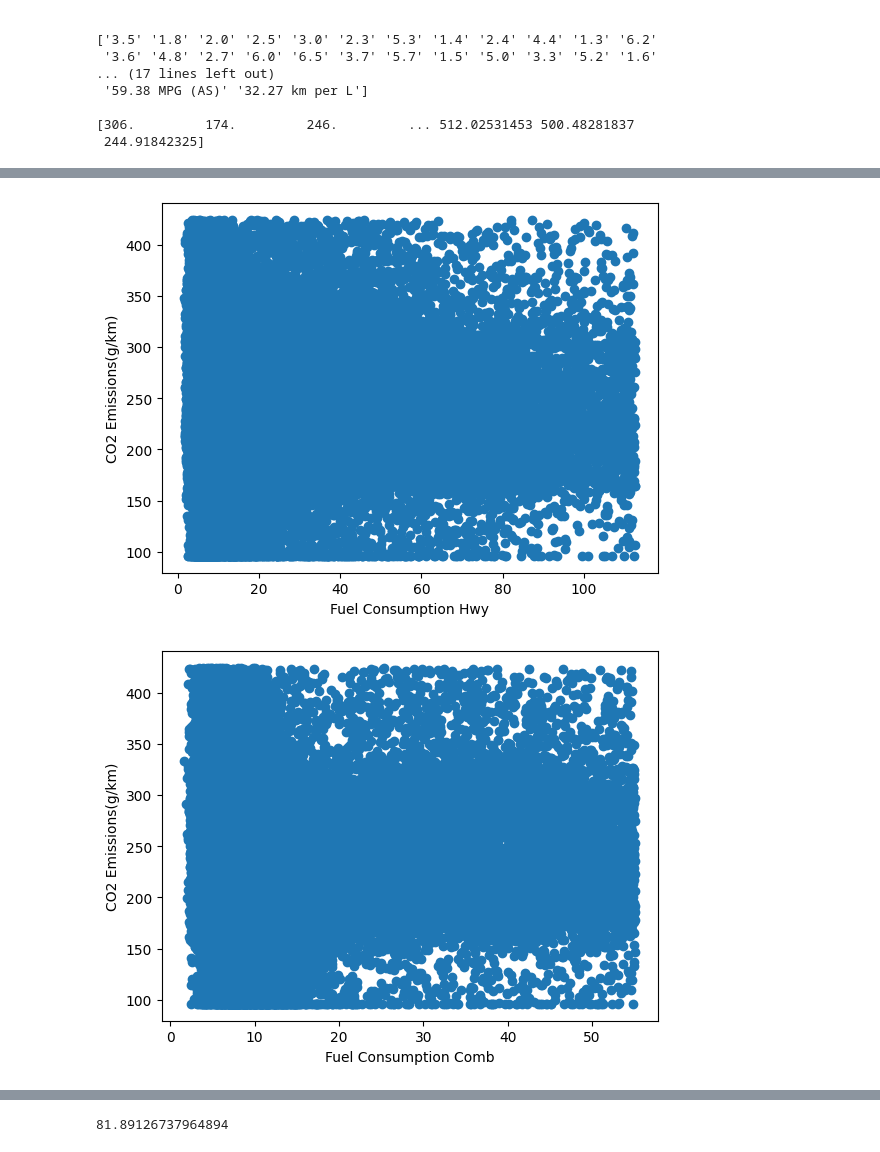
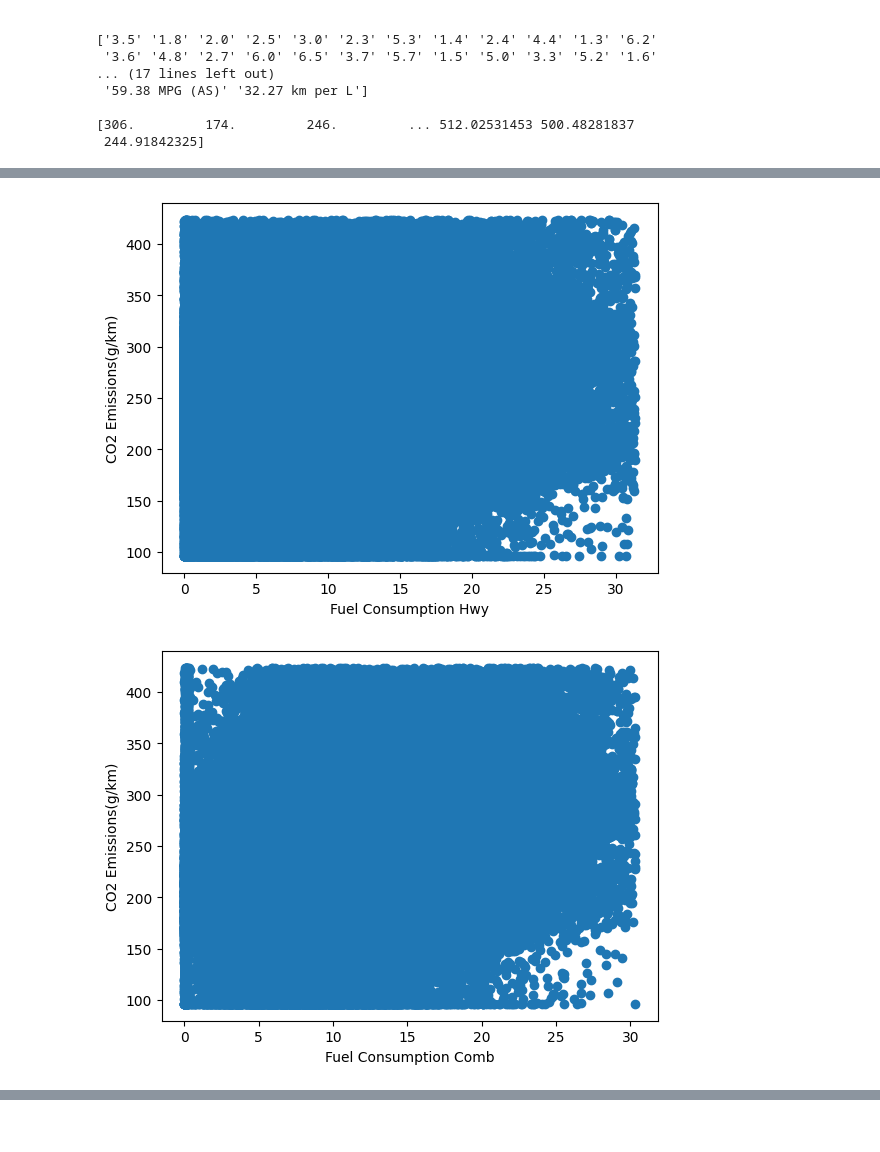
Before and after one commit to cenz19/DataSlayer1.0, a Jupyter notebook: 01. EDA.ipynb, the cells around one changed output, grey strips where cells are left out. Cells and saved outputs as stored; diff of their text form; code cells hidden in the pictures.

```diff
--- a/01. EDA.ipynb
+++ b/01. EDA.ipynb
@@ -169,7 +180,7 @@ for col in ["Fuel Consumption City", "Fuel Consumption Hwy", "Fuel Consumption C
     for record in df[col]:
         try:
             list_word=record.split(" ", 1)
-            list_temp.append(convert_to_km_per_l(list_word[0], list_word[1]))
+            list_temp.append(convert_to_l_per_hundred_km(list_word[0], list_word[1]))
         except:
             list_temp.append(0)
     df[col] = list_temp
@@ -212,0 +263,37 @@ def remove_outliers(df, column_name=""):
+# %%
+df=pd.read_csv('train.csv')
+for col in ["Fuel Consumption City", "Fuel Consumption Hwy", "Fuel Consumption Comb"]:
+    list_temp=[]
+    for record in df[col]:
+        try:
+            list_word=record.split(" ", 1)
+            list_temp.append(convert_to_l_per_hundred_km(list_word[0], list_word[1]))
+        except:
+            list_temp.append(0)
+    df[col] = list_temp
+
+def FillData(df, col, value_for_replace):
+        wrong_index=df[
+        (df[col]=='unspecified') |
+        (df[col]=='missing') |
+        (df[col]=='not-recorded') |
+        (df[col]=='not-available') |
+        (df[col]=='-1') |
+        (df[col]=='unknown') |
+        (df[col]=='na') |
+        (df[col]=='unestablished') |
+        (df[col]=='zero')].index
+        df.loc[wrong_index, col]=value_for_replace
+        df[col].fillna(value_for_replace, inplace=True)
+        print(df[col].unique())
+        return df
+col_clean=['Make', 'Vehicle Class', 'Engine Size(L)', 'Cylinders', 'Transmission',
+       'Fuel Type', 'Fuel Consumption City', 'Fuel Consumption Hwy',
+       'Fuel Consumption Comb']
+for i in range(len(col_clean)):
+        df=FillData(df, col_clean[i], replace_value[i])
+for column in df.columns:
+  print(df[column].unique())
+  print(" ")
+df.drop_duplicates(inplace=True)
+len(df)
@@ -375,5 +508,10 @@ plt.scatter(df["Fuel Consumption Comb"], df["CO2 Emissions(g/km)"])
 plt.xlabel("Fuel Consumption Comb")
 plt.ylabel("CO2 Emissions(g/km)")
 plt.show()
+
+plt.scatter(df["Cylinders"], df["CO2 Emissions(g/km)"])
+plt.xlabel("Cylinders")
+plt.ylabel("CO2 Emissions(g/km)")
+plt.show()
 # corr=df[["Fuel Consumption City", "Fuel Consumption Hwy", "Fuel Consumption Comb", "CO2 Emissions(g/km)", "Make", "Cylinders", "Engine Size(L)"]].corr()
 # %% [output]
@@ -381,2 +519,2 @@ plt.show()
-[figure, old version]
+[figure, new version]
-[figure, old version]
+[figure, new version]
@@ -383,7 +522,3 @@ plt.show()
-# %%
-max(df["Fuel Consumption City"])
-# %% [output]
-81.89126737964894
 # %%
 # del_index=df[(df["Fuel Consumption City"]>15000) | (df["Fuel Consumption Hwy"]>15000) | (df["Fuel Consumption Comb"]>800)].index
 del_index=df[(df["Fuel Consumption City"]>15000000)].index
```
Also changed, not shown: parts of 34 cells of this notebook, 7 other files.
